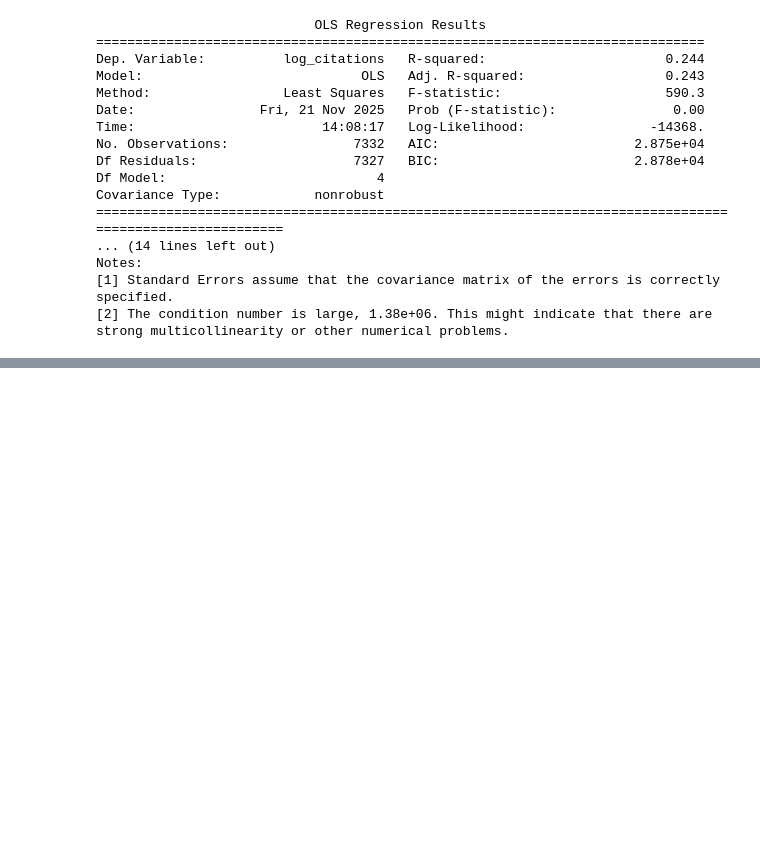
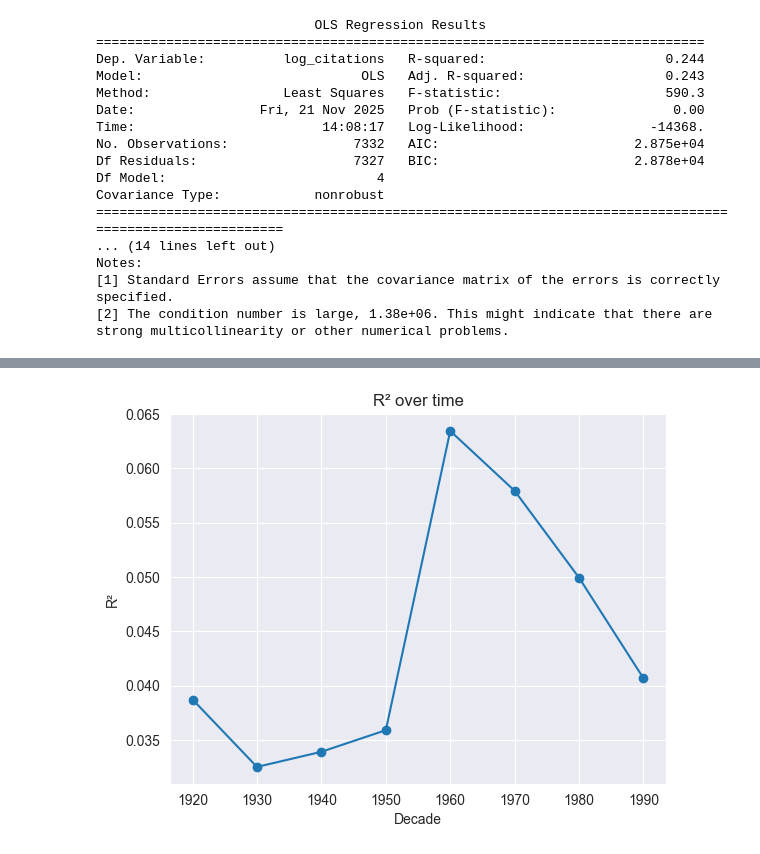
Before and after one commit to rscohen2/gender_novelty_econlit, a Jupyter notebook: analyze_econ_data.ipynb, the cells around one changed output, grey strips where cells are left out. Cells and saved outputs as stored; diff of their text form; code cells hidden in the pictures; blank space fills up the shorter version.

```diff
--- a/analyze_econ_data.ipynb
+++ b/analyze_econ_data.ipynb
@@ -966,0 +996,5 @@ strong multicollinearity or other numerical problems.
+# %%
+valid_decades = list(range(1920, 2000, 10))
+# %%
+df_all['decade'] = (df_all['year'] // 10) * 10
+df_filtered = df_all[df_all['decade'].isin(valid_decades)]
@@ -966,0 +1017,5 @@ strong multicollinearity or other numerical problems.
+# %%
+for decade, model in results.items():
+    print(f"Decade: {decade}")
+    print(model.params, model.summary())
+    print()
@@ -966,0 +1040,32 @@ strong multicollinearity or other numerical problems.
+# %%
+import pandas as pd
+
+rows = []
+
+for decade, model in results.items():
+    r2 = model.rsquared
+
+    # Find the interaction term (gender * precocity)
+    interaction_terms = [k for k in model.params.index if "precocity" in k and "C(predicted_gender)" in k]
+
+    if len(interaction_terms) == 0:
+        continue  # no interaction term found
+
+    term = interaction_terms[0]  # usually only one
+
+    pval = model.pvalues[term]
+
+    rows.append((decade, r2, pval, term))
+
+df_reg = pd.DataFrame(rows, columns=["decade", "r2", "pval", "term"])
+# %%
+import matplotlib.pyplot as plt
+
+plt.plot(df_reg['decade'], df_reg['r2'], marker='o')
+plt.xlabel("Decade")
+plt.ylabel("R²")
+plt.title("R² over time")
+plt.grid(True)
+plt.show()
+# %% [output]
+[figure, added]
```
Also changed, not shown: parts of 4 cells of this notebook, 1 other file.
